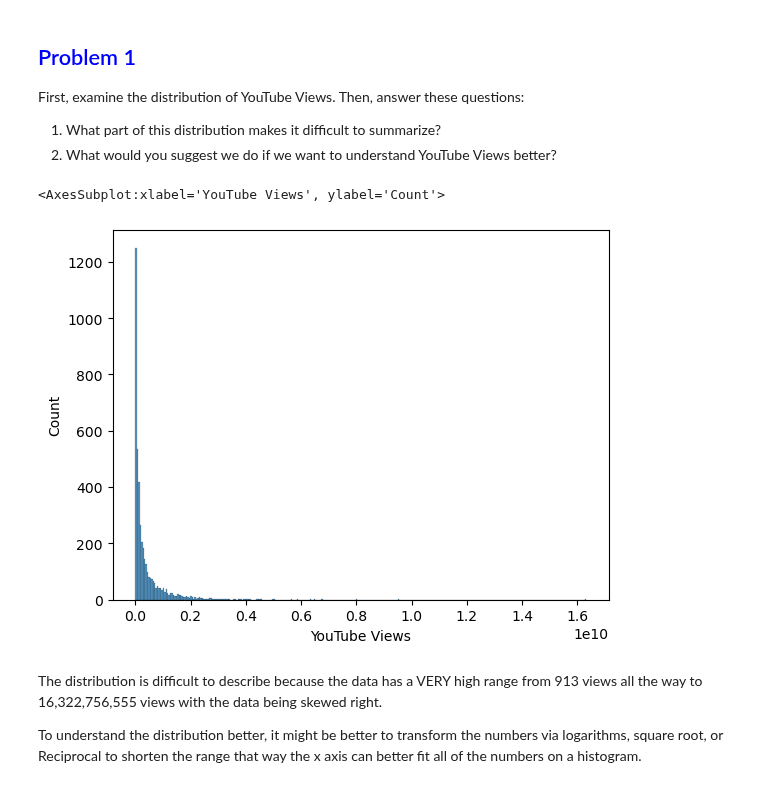
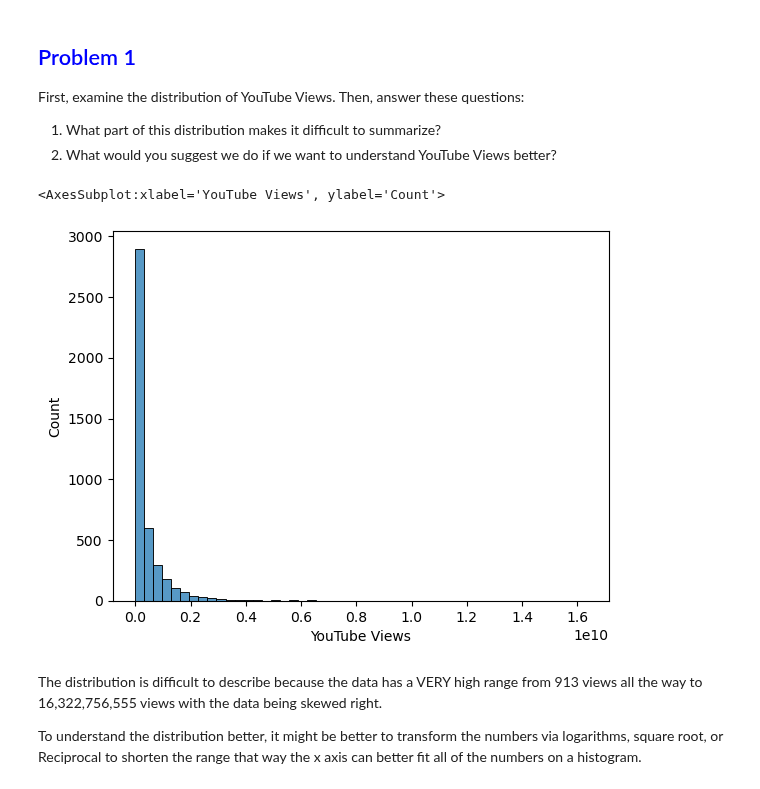
Before and after one commit to ReverseRasterization/AI, a Jupyter notebook: Semester 1/Problem Set/Problem Set - Transforming Data.ipynb, the cells around one changed output. Drawn from its saved outputs; the diff is of its cells as text; code cells hidden in the pictures.

```diff
--- a/Semester 1/Problem Set/Problem Set - Transforming Data.ipynb
+++ b/Semester 1/Problem Set/Problem Set - Transforming Data.ipynb
@@ -33,17 +33,17 @@ First, examine the distribution of YouTube Views. Then, answer these questions:
 # %%
 # Visualize the distribution with Python here.
 
 import pandas as pd
 import seaborn as sb
 
 df = pd.read_csv('spotify2024.csv', encoding='latin_1')
 df['YouTube Views'] = df['YouTube Views'].str.replace(',','')
 df['YouTube Views'] = pd.to_numeric(df['YouTube Views'], errors = 'coerce')
 
-sb.histplot(data = df['YouTube Views'])
+sb.histplot(data = df['YouTube Views'], bins=50)
 # %% [output]
 <AxesSubplot:xlabel='YouTube Views', ylabel='Count'>
-[figure, old version]
+[figure, new version]
 # %% [markdown]
 The distribution is difficult to describe because the data has a VERY high range from 913 views all the way to 16,322,756,555 views with the data being skewed right.
 
```
Also changed, not shown: 3 other files.
